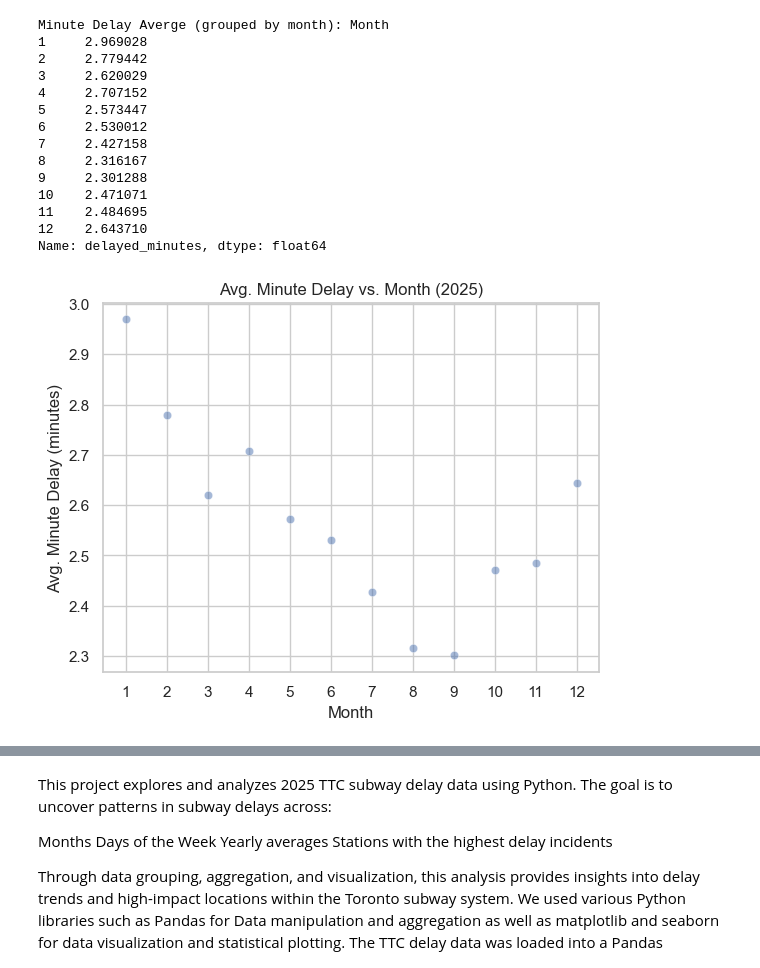
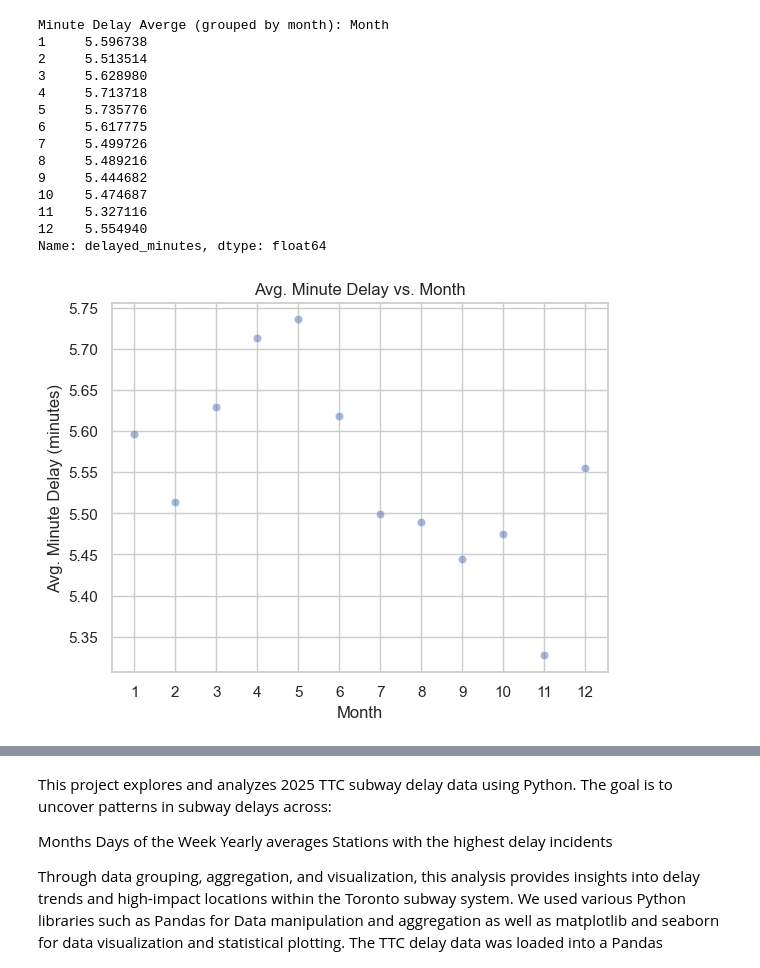
Before and after one commit to hwalia/C8ML7_subwaydelay, a Jupyter notebook: scripts/dataexploration_safa.ipynb, the cells around one changed output, grey strips where cells are left out. Drawn from its saved outputs; the diff is of its cells as text; code cells hidden in the pictures.

```diff
--- a/scripts/dataexploration_safa.ipynb
+++ b/scripts/dataexploration_safa.ipynb
@@ -4,24 +4,24 @@ import matplotlib.pyplot as plt
 
 #importing the 2025 csv ttc subway delay data as a pandas dataframe
 #df_2025 = pd.read_csv('C:/Users/safab/ML7-Project/C8ML7_subwaydelay/data/raw/csv/ttc-subway-delay-data-2025.csv')
-df_2025 = pd.read_csv('C:/Users/safab/ML7-Project/C8ML7_subwaydelay/data/processed/ttc_subway_delay_data_obt.csv')
+df = pd.read_csv('C:/Users/safab/ML7-Project/C8ML7_subwaydelay/data/processed/ttc_subway_delay_data_obt.csv')
 
 #Adding a new column that is a formatted Year Column into data type Date rather than a string
-df_2025['Formatted Date'] = pd.to_datetime(df_2025['date'])
+df['Formatted Date'] = pd.to_datetime(df['date'])
 
 #Extracted Year, Month, and Day from Date
-df_2025['Year'] = df_2025['Formatted Date'].dt.year
-df_2025['Month'] = df_2025['Formatted Date'].dt.month
-df_2025['Day of the Month'] = df_2025['Formatted Date'].dt.day
+df['Year'] = df['Formatted Date'].dt.year
+df['Month'] = df['Formatted Date'].dt.month
+df['Day of the Month'] = df['Formatted Date'].dt.day
 
 #Formatted time from string to time and extracting hour of day
-df_2025['Formatted Time'] = pd.to_datetime(df_2025['time'], format='%H:%M').dt.time
-df_2025['Hour'] = pd.to_datetime(df_2025['time'], format='%H:%M').dt.hour
+df['Formatted Time'] = pd.to_datetime(df['time'], format='%H:%M').dt.time
+df['Hour'] = pd.to_datetime(df['time'], format='%H:%M').dt.hour
 
 #dropped preformatted columns, as well columns that are not used such as id and Bound
 columns_to_drop = ['date', 'time', 'bound']
 
-df = df_2025.drop(columns=columns_to_drop)
+df = df.drop(columns=columns_to_drop)
 df.info()
 # %% [output]
 <class 'pandas.DataFrame'>
@@ -44,41 +46,42 @@ memory usage: 38.2+ MB
 # %%
 import seaborn as sns
 
 # This code will aim to try and calculate the average min delay per month in 2025 and plot the results
 
 # Set a clean visual style for plot using seaborn instead of .scatter from matplotlib
 sns.set_theme(style="whitegrid")
 
 
-daily_avg_groupby = df_2025.groupby(df_2025['Month'])['delayed_minutes'].mean()
-print(f"Minute Delay Averge (grouped by month): {df_2025.groupby(df_2025['Month'])['delayed_minutes'].mean()}\n")
-#print(f"Minute Delay Median (grouped by month): {df_2025.groupby(df_2025['Month'])['Min Delay'].median()}")
+monthly_avg_groupby = df.groupby(df['Month'])['delayed_minutes'].mean()
+
+print(f"Minute Delay Averge (grouped by month): {df.groupby(df['Month'])['delayed_minutes'].mean()}\n")
+
 
 #Plotting Average Delay Time vs Month with raw uneditted data
 plt.xlabel('Month')
 plt.ylabel('Avg. Minute Delay (minutes)')
-plt.xticks(df_2025['Month'].unique())
-plt.title('Avg. Minute Delay vs. Month (2025)')
+plt.xticks(df['Month'].unique())
+plt.title('Avg. Minute Delay vs. Month')
 #plt.scatter((df_2025['Month'].unique()), daily_avg_groupby, s=5)
-sns.scatterplot(x=df_2025['Month'].unique(), y=daily_avg_groupby, alpha=0.5)
+sns.scatterplot(x=df['Month'].unique(), y=monthly_avg_groupby, alpha=0.5)
 
 plt.show()
 # %% [output]
 Minute Delay Averge (grouped by month): Month
-1     2.969028
-2     2.779442
-3     2.620029
-4     2.707152
-5     2.573447
-6     2.530012
-7     2.427158
-8     2.316167
-9     2.301288
-10    2.471071
-11    2.484695
-12    2.643710
+1     5.596738
+2     5.513514
+3     5.628980
+4     5.713718
+5     5.735776
+6     5.617775
+7     5.499726
+8     5.489216
+9     5.444682
+10    5.474687
+11    5.327116
+12    5.554940
 Name: delayed_minutes, dtype: float64
-[figure, old version]
+[figure, new version]
 # %%
 import seaborn as sns
 
```
Also changed, not shown: parts of 7 cells of this notebook, 3 other files.
